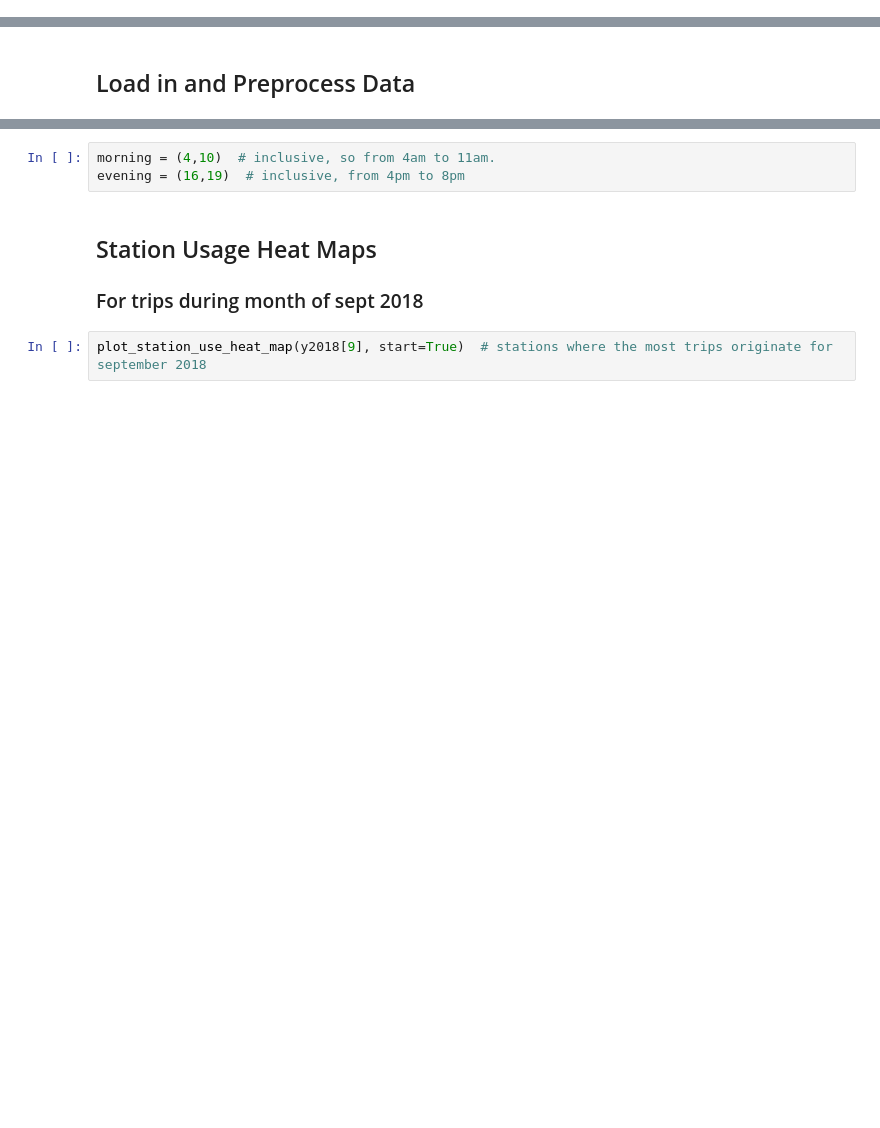
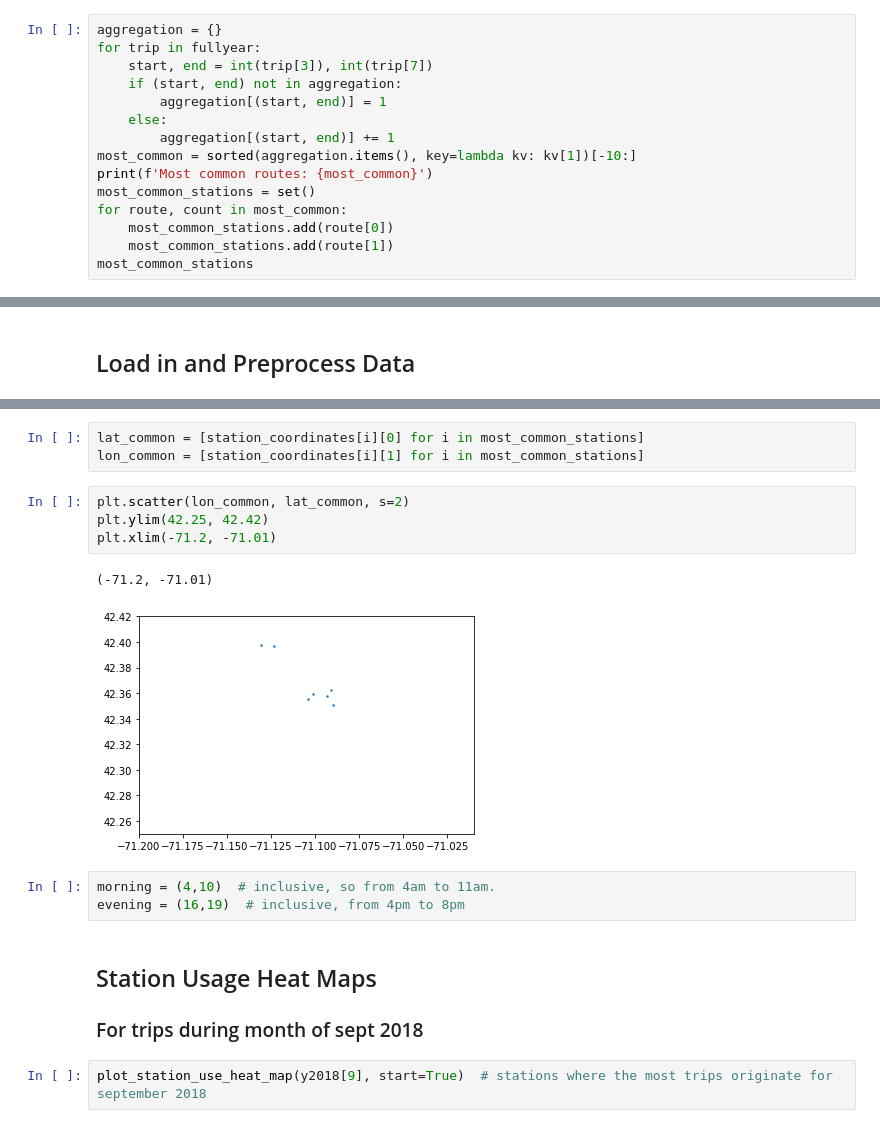
Before and after one commit to meiaalsup/bluebikecommutepatterns, a Jupyter notebook: preliminary.ipynb, the cells around one changed output, grey strips where cells are left out. Drawn from its saved outputs; the diff is of its cells as text; blank space fills up the shorter version.

```diff
--- a/preliminary.ipynb
+++ b/preliminary.ipynb
@@ -6,0 +33,15 @@ from voronoi import create_voronoi
+# %%
+aggregation = {}
+for trip in fullyear:
+    start, end = int(trip[3]), int(trip[7])
+    if (start, end) not in aggregation:
+        aggregation[(start, end)] = 1
+    else:
+        aggregation[(start, end)] += 1
+most_common = sorted(aggregation.items(), key=lambda kv: kv[1])[-10:]
+print(f'Most common routes: {most_common}')
+most_common_stations = set()
+for route, count in most_common:
+    most_common_stations.add(route[0])
+    most_common_stations.add(route[1])
+most_common_stations
@@ -37,3 +139,13 @@ print(index_map)
+# %%
+lat_common = [station_coordinates[i][0] for i in most_common_stations]
+lon_common = [station_coordinates[i][1] for i in most_common_stations]
+# %%
+plt.scatter(lon_common, lat_common, s=2)
+plt.ylim(42.25, 42.42)
+plt.xlim(-71.2, -71.01)
+# %% [output]
+(-71.2, -71.01)
+[figure, added]
 # %%
 morning = (4,10)  # inclusive, so from 4am to 11am.
 evening = (16,19)  # inclusive, from 4pm to 8pm
```
Also changed, not shown: parts of 19 cells of this notebook, 2 other files.
